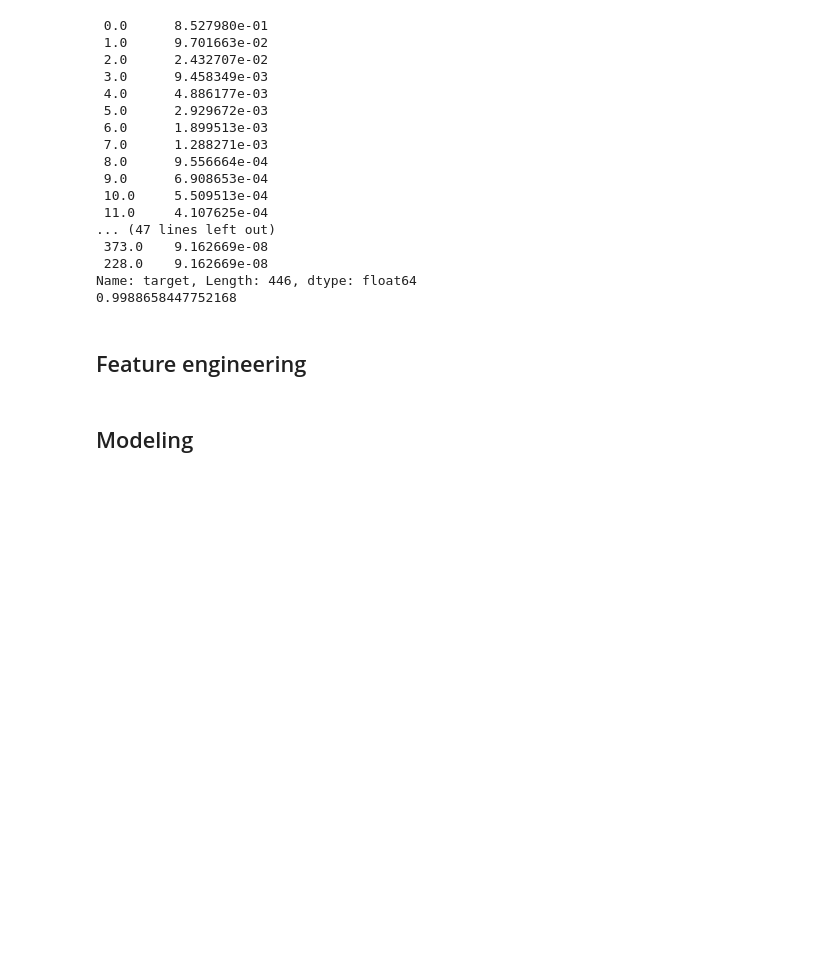
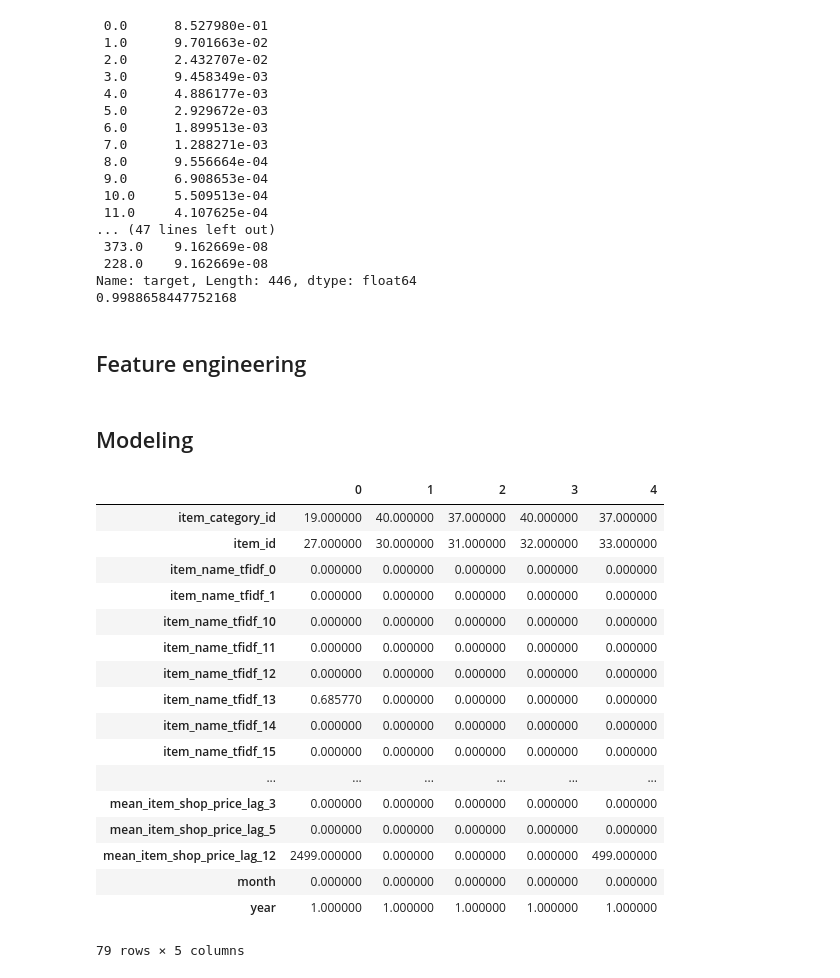
Before and after one commit to xingxia753/KaggleSandbox, a Jupyter notebook: Final_Project/solution.ipynb, the cells around one changed output. Drawn from its saved outputs; the diff is of its cells as text; code cells hidden in the pictures; blank space fills up the shorter version.

```diff
--- a/Final_Project/solution.ipynb
+++ b/Final_Project/solution.ipynb
@@ -546,6 +546,15 @@ test['month'] = test['date_block_num'] % 12
 test['year'] = test['date_block_num'] // 12
 # %% [markdown]
 ## Modeling
+# %%
+all_data = pd.read_csv('~/data/kaggle/sales/data/all_data_with_all_lag.csv')
+test = pd.read_csv('~/data/kaggle/sales/data/test_with_all_lag.csv')
+# %%
+all_data['month'] = all_data['date_block_num'] % 12
+all_data['year'] = all_data['date_block_num'] // 12
+
+test['month'] = test['date_block_num'] % 12
+test['year'] = test['date_block_num'] // 12
 # %%
 all_data = all_data[all_data['date_block_num'] >= 12]
 
@@ -569,5 +576,26 @@ print(list(X_train.columns))
 y_train = train_data['target'].values
 y_val =  val_data['target'].values
+# %%
+X_train.head().T
+# %% [output]
+|  | 0 | 1 | 2 | 3 | 4 |
+| item_category_id | 19.000000 | 40.000000 | 37.000000 | 40.000000 | 37.000000 |
+| item_id | 27.000000 | 30.000000 | 31.000000 | 32.000000 | 33.000000 |
+| item_name_tfidf_0 | 0.000000 | 0.000000 | 0.000000 | 0.000000 | 0.000000 |
+| item_name_tfidf_1 | 0.000000 | 0.000000 | 0.000000 | 0.000000 | 0.000000 |
+| item_name_tfidf_10 | 0.000000 | 0.000000 | 0.000000 | 0.000000 | 0.000000 |
+| item_name_tfidf_11 | 0.000000 | 0.000000 | 0.000000 | 0.000000 | 0.000000 |
+| item_name_tfidf_12 | 0.000000 | 0.000000 | 0.000000 | 0.000000 | 0.000000 |
+| item_name_tfidf_13 | 0.685770 | 0.000000 | 0.000000 | 0.000000 | 0.000000 |
+| item_name_tfidf_14 | 0.000000 | 0.000000 | 0.000000 | 0.000000 | 0.000000 |
+| item_name_tfidf_15 | 0.000000 | 0.000000 | 0.000000 | 0.000000 | 0.000000 |
+| ... | ... | ... | ... | ... | ... |
+| mean_item_shop_price_lag_3 | 0.000000 | 0.000000 | 0.000000 | 0.000000 | 0.000000 |
+| mean_item_shop_price_lag_5 | 0.000000 | 0.000000 | 0.000000 | 0.000000 | 0.000000 |
+| mean_item_shop_price_lag_12 | 2499.000000 | 0.000000 | 0.000000 | 0.000000 | 499.000000 |
+| month | 0.000000 | 0.000000 | 0.000000 | 0.000000 | 0.000000 |
+| year | 1.000000 | 1.000000 | 1.000000 | 1.000000 | 1.000000 |
+79 rows × 5 columns
 # %%
 import lightgbm as lgb
 from sklearn.metrics import mean_squared_error
```
Also changed, not shown: parts of 7 cells of this notebook.
